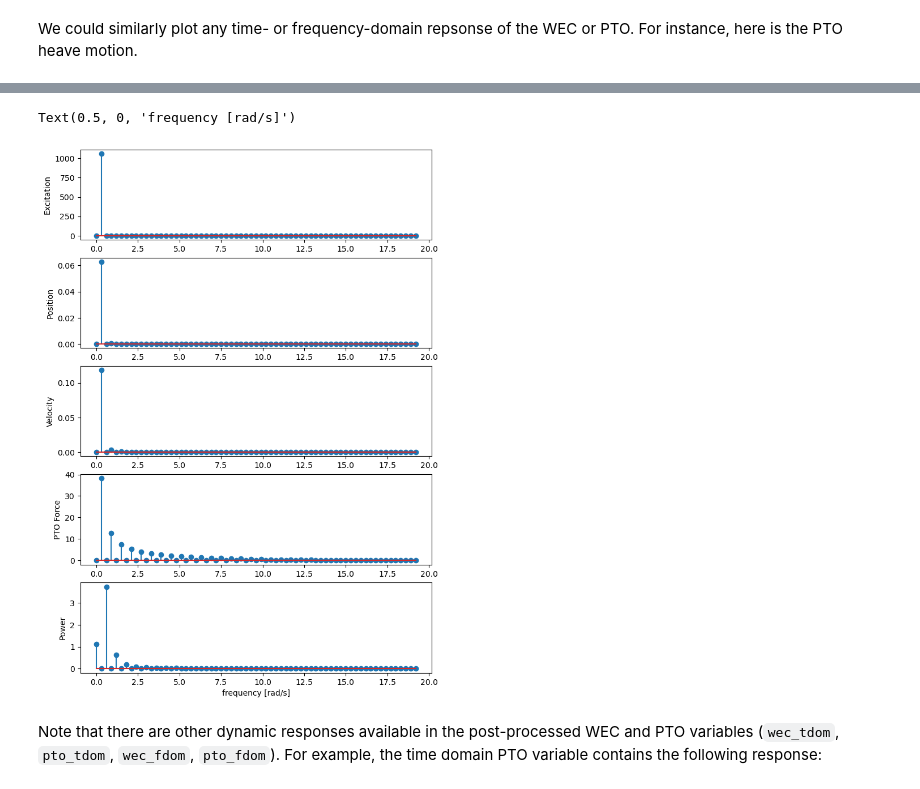
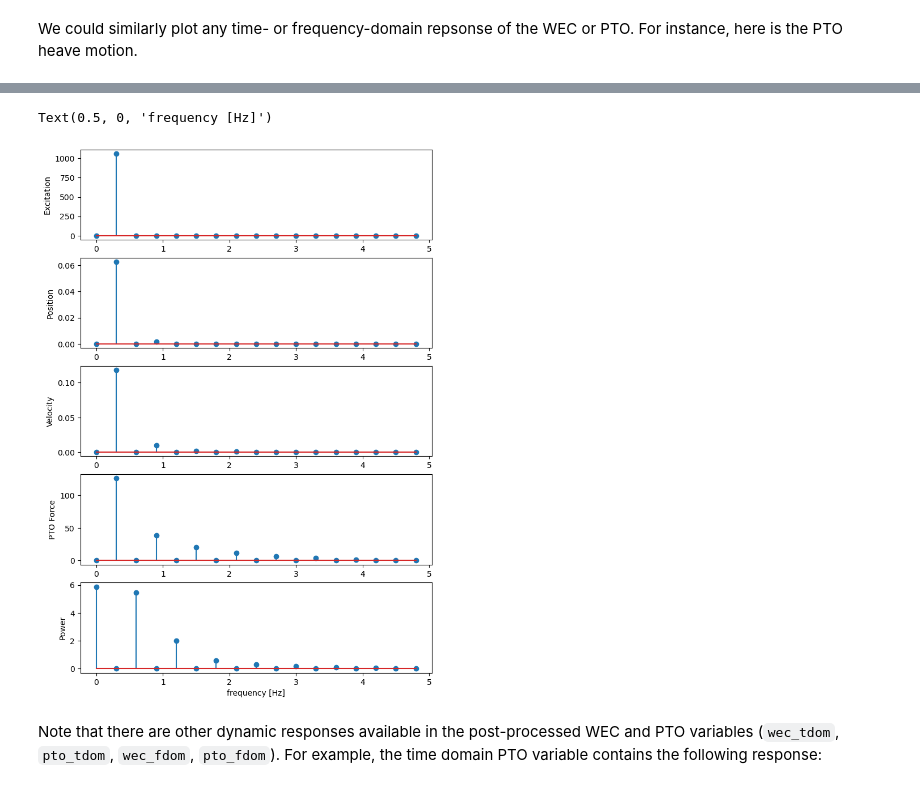
Before and after one commit to jtgrasb/WecOptTool, a Jupyter notebook: examples/tutorial_1_WaveBot-reg_waves.ipynb, the cells around one changed output, grey strips where cells are left out. Drawn from its saved outputs; the diff is of its cells as text; code cells hidden in the pictures.

```diff
--- a/examples/tutorial_1_WaveBot-reg_waves.ipynb
+++ b/examples/tutorial_1_WaveBot-reg_waves.ipynb
@@ -89,7 +89,7 @@ We will analyze 50 frequencies with a spacing of 0.05 Hz. These frequencies will
 
 The `fb.minimal_computable_wavelength` parameter checks the mesh to determine the minimum wavelength that can be reliably computed using Capytaine. This warning is ignored here because the BEM results have been validated, but can be used as a guide for mesh refinement to ensure accurate BEM results.
 # %%
-nfreq = 32
+nfreq = 16
 f1 = 0.3
 freq = wot.frequency(f1, nfreq, False) # False -> no zero frequency
 
@@ -148,0 +158,29 @@ INFO:capytaine.bem.solver:Solve RadiationProblem(body=WaveBot_immersed, omega=60
+# %%
+fp = .3
+
+fig, axs = plt.subplots(2, 1,sharex='all', sharey='row', squeeze=False)
+
+axs[0, 0].axvline(fp,
+           linestyle='--',
+           color='k',
+           zorder=0,
+           label='Wave frequency')
+
+
+hydro_data = wot.add_linear_friction(bem_data)
+Zi = wot.hydrodynamic_impedance(hydro_data)
+p1 = np.squeeze(20*np.log10(np.abs(Zi)))
+p2 = np.squeeze(np.rad2deg(np.angle(Zi)))
+
+axs[0, 0].semilogx(freq, p1, '-', label='Intrinsic Impedance')
+axs[1, 0].semilogx(freq, p2, '-', label='Intrinsic Impedance')
+axs[0, 0].grid(True, which='both')
+axs[1, 0].grid(True, which='both')
+
+#ax.set_xscale('log')
+
+#ax.legend()
+#ax.spines['right'].set_visible(False)
+#ax.spines['top'].set_visible(False)
+#ax.set_xlabel('Frequency [Hz]')
+#ax.set_ylabel('Impedance [dB]')
@@ -194,7 +235,7 @@ Now let's define the PTO forcing on the WEC and the PTO constraints. For our opt
 f_add = {'PTO': pto.force_on_wec}
 
 # Constraint
-f_max = 30
+f_max = 100
 nsubsteps = 4
 
 # other constraints
@@ -227,7 +268,7 @@ ineq_cons = {'type': 'ineq',
              'fun': const_f_pto,}
 ineq_cons2 = {'type': 'ineq',
              'fun': const_pos_pto,}
-constraints = [ineq_cons,ineq_cons2]
+constraints = [ineq_cons]
 # %% [markdown]
 #### `WEC` creation
 We are now ready to create the `WEC` object itself! Since we ran our BEM already, we can define the object using the `wecopttool.WEC.from_bem` function. If we saved our BEM data to a NetCDF file, we can also provide the path to that file instead of specifying the BEM `Dataset` directly.
@@ -369,36 +408,36 @@ pto_tdom['force'].plot()
 # %%
 excitation_force = wec_fdom['force'].sel(type='Froude_Krylov') + wec_fdom['force'].sel(type='diffraction')
 position = wec_fdom.pos
 velocity = wec_fdom.vel
 pto_force =  pto_fdom.force
 mech_power = pto_fdom.power.sel(type = 'mech')
 power = pto_fdom.power.sel(type = 'elec')
 
 fig, ax = plt.subplots(5,1,figsize=(8, 12))
 
 ax[0].stem(wec_fdom['freq'],abs(excitation_force))
 ax[0].set_ylabel('Excitation')
 
 ax[1].stem(wec_fdom['freq'],abs(position))
 ax[1].set_ylabel('Position')
 
 ax[2].stem(wec_fdom['freq'],abs(velocity))
 ax[2].set_ylabel('Velocity')
 
 # Plot PTO force
 ax[3].stem(wec_fdom['freq'],abs(pto_force))
 ax[3].set_ylabel('PTO Force')
 
 # Plot power
 #ax[5].stem(omegas,abs(mech_power))
 ax[4].stem(wec_fdom['freq'],abs(power))
 ax[4].set_ylabel('Power')
-ax[4].set_xlabel('frequency [rad/s]')
+ax[4].set_xlabel('frequency [Hz]')
 
 #print(abs(power))
 # %% [output]
-Text(0.5, 0, 'frequency [rad/s]')
+Text(0.5, 0, 'frequency [Hz]')
-[figure, old version]
+[figure, new version]
 # %% [markdown]
 Note that there are other dynamic responses available in the post-processed WEC and PTO variables (`wec_tdom`, `pto_tdom`, `wec_fdom`, `pto_fdom`). For example, the time domain PTO variable contains the following response:
 # %% [markdown]
```
Also changed, not shown: parts of 15 cells of this notebook, 18 other files.
